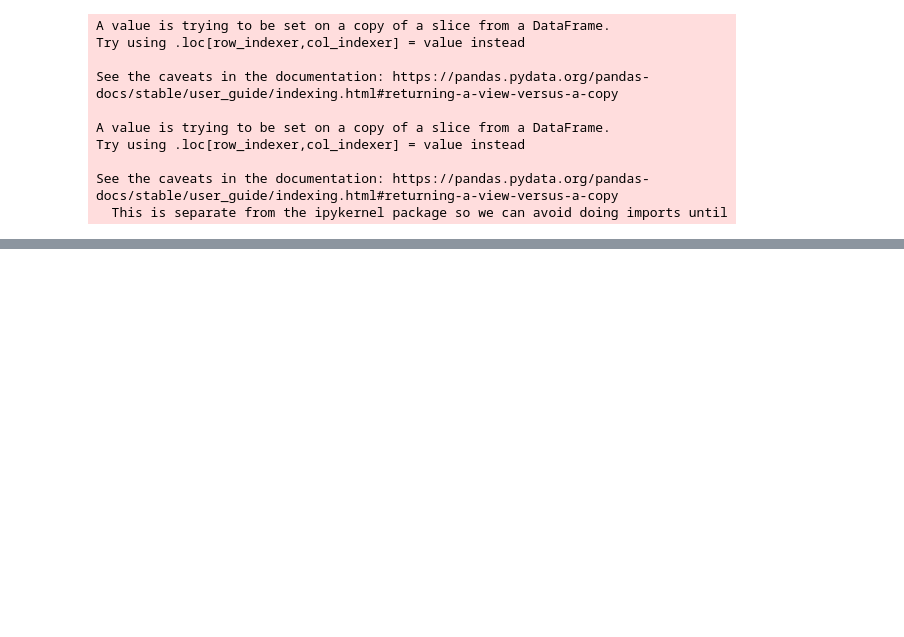
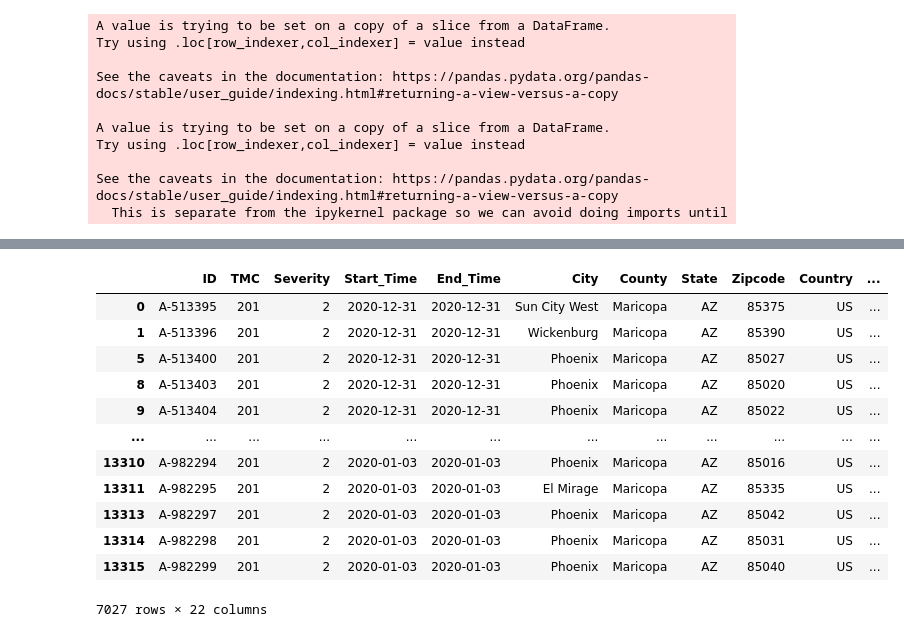
Before and after one commit to samantha8990/Project-1, a Jupyter notebook: JupiterNotebook.ipynb, the cells around one changed output, grey strips where cells are left out. Drawn from its saved outputs; the diff is of its cells as text; code cells hidden in the pictures; blank space fills up the shorter version.

```diff
--- a/JupiterNotebook.ipynb
+++ b/JupiterNotebook.ipynb
@@ -130,2 +136,20 @@ See the caveats in the documentation: https://pandas.pydata.org/pandas-docs/stab
+# %%
+#Drop any data from 2019
+us_data_maricopa = us_data_maricopa[us_data_maricopa['Year'] == 2020]
+us_data_maricopa
+# %% [output]
+|  | ID | TMC | Severity | Start_Time | End_Time | City | County | State | Zipcode | Country | ... |
+| 0 | A-513395 | 201 | 2 | 2020-12-31 | 2020-12-31 | Sun City West | Maricopa | AZ | 85375 | US | ... |
+| 1 | A-513396 | 201 | 2 | 2020-12-31 | 2020-12-31 | Wickenburg | Maricopa | AZ | 85390 | US | ... |
+| 5 | A-513400 | 201 | 2 | 2020-12-31 | 2020-12-31 | Phoenix | Maricopa | AZ | 85027 | US | ... |
+| 8 | A-513403 | 201 | 2 | 2020-12-31 | 2020-12-31 | Phoenix | Maricopa | AZ | 85020 | US | ... |
+| 9 | A-513404 | 201 | 2 | 2020-12-31 | 2020-12-31 | Phoenix | Maricopa | AZ | 85022 | US | ... |
+| ... | ... | ... | ... | ... | ... | ... | ... | ... | ... | ... | ... |
+| 13310 | A-982294 | 201 | 2 | 2020-01-03 | 2020-01-03 | Phoenix | Maricopa | AZ | 85016 | US | ... |
+| 13311 | A-982295 | 201 | 2 | 2020-01-03 | 2020-01-03 | El Mirage | Maricopa | AZ | 85335 | US | ... |
+| 13313 | A-982297 | 201 | 2 | 2020-01-03 | 2020-01-03 | Phoenix | Maricopa | AZ | 85042 | US | ... |
+| 13314 | A-982298 | 201 | 2 | 2020-01-03 | 2020-01-03 | Phoenix | Maricopa | AZ | 85031 | US | ... |
+| 13315 | A-982299 | 201 | 2 | 2020-01-03 | 2020-01-03 | Phoenix | Maricopa | AZ | 85040 | US | ... |
+7027 rows × 22 columns
 # %%
 #inserting seasons columns based on month and day
```
Also changed, not shown: parts of 5 cells of this notebook.
